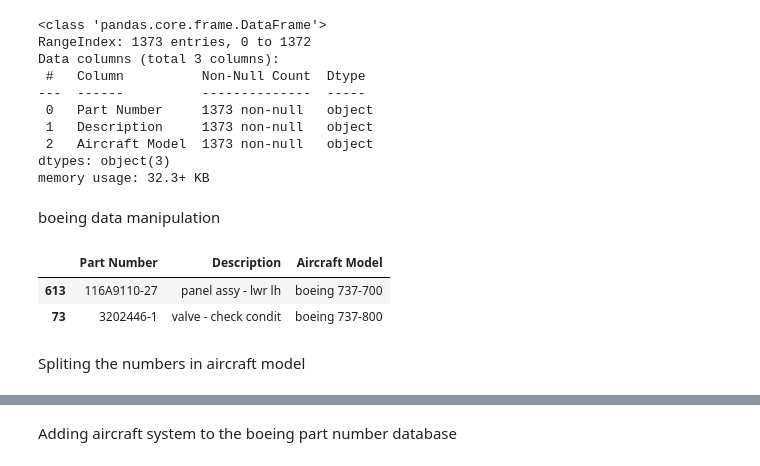
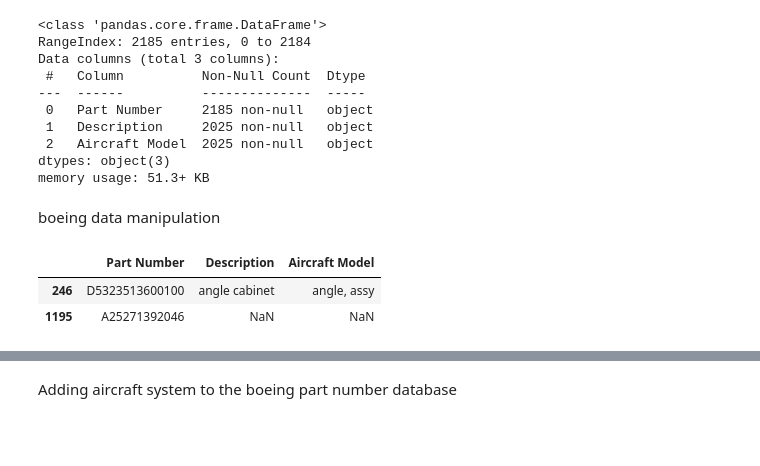
Before and after one commit to thedevreda/JadAerov1.1, a Jupyter notebook: Script0 -(Airbus) Data Manipulation.ipynb, the cells around one changed output, grey strips where cells are left out. Saved outputs shown, nothing was run; the diff lists cells and outputs as text; code cells hidden in the pictures; blank space fills up the shorter version.

```diff
--- a/Script0 -(Airbus) Data Manipulation.ipynb
+++ b/Script0 -(Airbus) Data Manipulation.ipynb
@@ -5,35 +5,29 @@ import json
 # %%
 pwd = os.getcwd()
 filepath = os.path.join(pwd, 'Data', 'Data - Airbus Airlines.csv')
-filepath1 = os.path.join(pwd, 'Data', 'Data - Boeing Airlines.csv')
-filepath2 = os.path.join(pwd, 'Data', 'Data - Boeing_parts.csv')
-filepath3 = os.path.join(pwd, 'Data', 'Data - Airbus_parts.csv')
+filepath2 = os.path.join(pwd, 'Data', 'Data - Airbus_parts.csv')
 filepathjson = os.path.join(pwd, 'Json', 'Json - Aircraft Systems.json')
 dataset_airbus_airlines = pd.read_csv(filepath, encoding='latin1')
-dataset_boeing_airlines = pd.read_csv(filepath1, encoding='latin1')
-dataset_boeing_parts = pd.read_csv(filepath2)
-dataset_airbus_parts = pd.read_csv(filepath3)
+dataset_airbus_parts = pd.read_csv(filepath2)
 dataset_replacement_interval = pd.read_json(filepathjson)
 # %%
-dataset_boeing_parts.info() # 2   Model Series  3398 non-null   object
+dataset_airbus_parts.info() # 2   Model Series  3398 non-null   object
 # %% [output]
 <class 'pandas.core.frame.DataFrame'>
-RangeIndex: 1373 entries, 0 to 1372
+RangeIndex: 2185 entries, 0 to 2184
 Data columns (total 3 columns):
  #   Column          Non-Null Count  Dtype
 ---  ------          --------------  -----
- 0   Part Number     1373 non-null   object
- 1   Description     1373 non-null   object
- 2   Aircraft Model  1373 non-null   object
+ 0   Part Number     2185 non-null   object
+ 1   Description     2025 non-null   object
+ 2   Aircraft Model  2025 non-null   object
 dtypes: object(3)
-memory usage: 32.3+ KB
+memory usage: 51.3+ KB
 # %% [markdown]
 boeing data manipulation
 # %%
-dataset_boeing_parts.sample(2)
+dataset_airbus_parts.sample(2)
 # %% [output]
 |  | Part Number | Description | Aircraft Model |
-| 613 | 116A9110-27 | panel assy - lwr lh | boeing 737-700 |
-| 73 | 3202446-1 | valve - check condit | boeing 737-800 |
+| 246 | D5323513600100 | angle cabinet | angle, assy |
+| 1195 | A25271392046 | NaN | NaN |
-# %% [markdown]
-Spliting the numbers in aircraft model
```
Also changed, not shown: parts of 13 cells of this notebook.
